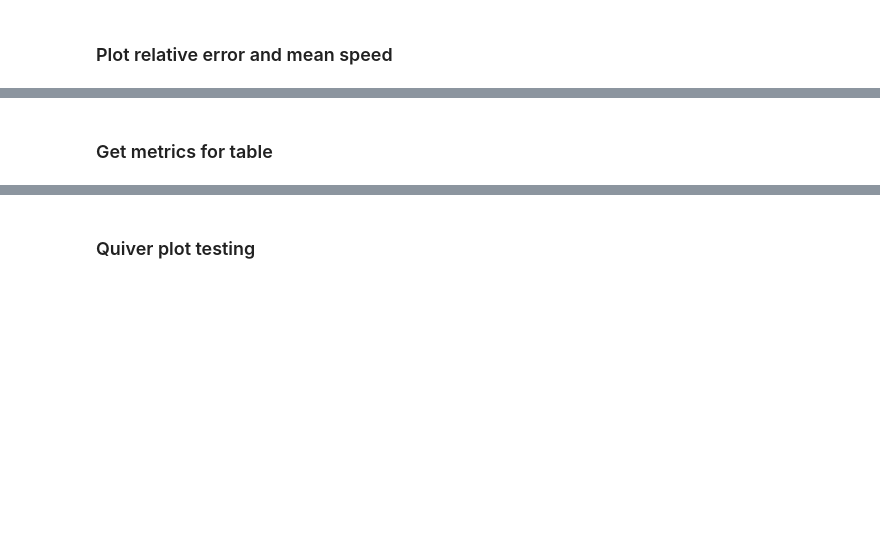
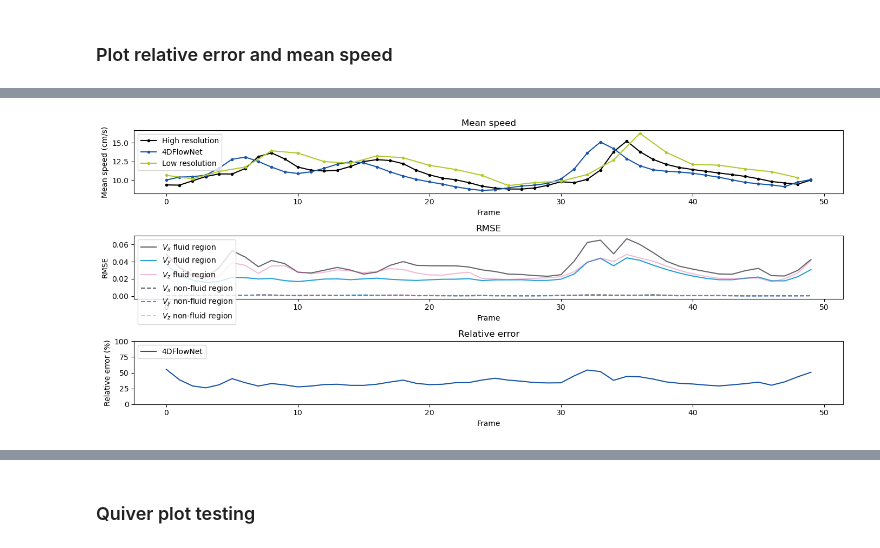
Before and after one commit to PiaaCaa/4DFlowNet, a Jupyter notebook: src/evaluate_plots.ipynb, the cells around one changed output, grey strips where cells are left out. Drawn from its saved outputs; the diff is of its cells as text; code cells hidden in the pictures; blank space fills up the shorter version.

```diff
--- a/src/evaluate_plots.ipynb
+++ b/src/evaluate_plots.ipynb
@@ -2012,5 +1610,5 @@ plt.title('RMSE')
 # %%
-plt.figure(figsize=(11, 8))
+plt.figure(figsize=(14, 6))
 
 reverse_mask = np.ones_like(gt['mask']) - gt['mask']
 
@@ -2020,8 +1618,9 @@ N_frames = gt['u'].shape[0]
 #plt.legend(lst_names)
 plt.title("Relative error")
 plt.plot(rel_error, label = '4DFlowNet', color = KTH_colors['blue100'])
-plt.plot(rel_error_lin_interpolation[:-1], label = 'linear interpolation',color = KTH_colors['green100'])
-plt.plot(rel_error_cubic_interpolation, label = 'cubic interpolation', color = 'forestgreen')
+if include_interpolationfiles:
+    plt.plot(rel_error_lin_interpolation[:-1], label = 'linear interpolation',color = KTH_colors['green100'])
+    plt.plot(rel_error_cubic_interpolation, label = 'cubic interpolation', color = 'forestgreen')
 # plt.plot(50*np.ones(len(rel_error)), 'k:')
 plt.xlabel("Frame")
 plt.ylabel("Relative error (%)")
@@ -2033,8 +1632,9 @@ plt.subplot(3, 1, 2)
 plt.plot(calculate_rmse(pred['u'], gt['u'], gt['mask']), label = r'$V_x$ fluid region', color = KTH_colors['grey100'])
 plt.plot(calculate_rmse(pred['v'], gt['v'], gt['mask']), label = r'$V_y$ fluid region', color = KTH_colors['lightblue100'])
 plt.plot(calculate_rmse(pred['w'], gt['w'], gt['mask']), label = r'$V_z$ fluid region', color = KTH_colors['pink40'])
-# plt.plot(calculate_rmse(pred['speed'], gt['speed'], gt['mask']), label = 'speed', color = KTH_colors['grey40'])
-# plt.plot(calculate_rmse(interpolate_linear['w'], gt['w'], gt['mask']), label = r'$V_z$ linear interpolation', color = KTH_colors['green100'])
+if include_interpolationfiles:
+    plt.plot(calculate_rmse(pred['speed'], gt['speed'], gt['mask']), label = 'speed', color = KTH_colors['grey40'])
+    plt.plot(calculate_rmse(interpolate_linear['w'], gt['w'], gt['mask']), label = r'$V_z$ linear interpolation', color = KTH_colors['green100'])
 plt.ylabel('RMSE')
 plt.xlabel('Frame')
 plt.title('RMSE ')
@@ -2055,32 +1655,32 @@ plt.legend(loc = 'upper left')
 
 
 
 plt.subplot(3, 1, 1)
 plt.plot(gt['mean_speed'], '.-',label ='High resolution', color = 'black')
 plt.plot(pred['mean_speed'],'.-', label= '4DFlowNet', color = KTH_colors['blue100'])
 plt.plot(range(0, N_frames, 2),  lr['mean_speed'],'.-',  label = 'Low resolution', color = KTH_colors['green100'])
 # plt.plot(interpolate_linear['mean_speed'][:-1],'--', label = 'linear interpolation', color = 'pink')
 # plt.plot(interpolate_cubic['mean_speed'][:-1] , label = 'cubic interpoaltion', color = 'forestgreen')
 plt.xlabel("Frame")
 plt.ylabel("Mean speed (cm/s)")
 plt.legend(loc = 'upper left')
 plt.title('Mean speed')
 plt.tight_layout()
 plt.savefig(f'{eval_dir}/{set_name}_RE_RMSE_MEAN_SPEED.svg',bbox_inches='tight')
 plt.show()
 #lst_hgt_paths, lst_hpred_paths,lst_names, save_as = 'Relative_error_comparison.png'
 
 
 # plt.plot(gt['mean_speed'], '.-',label ='Ground truth', color = 'black')
 # plt.plot(pred['mean_speed'],'x-',  label= '4DFlowNet', color = KTH_colors['blue100'])
 # plt.plot(range(0, N_frames, 2),  lr['mean_speed'],'.-',  label = 'LR', color = KTH_colors['green100'])
 # # plt.plot(interpolate_linear['mean_speed'][:-1],'--', label = 'linear interpolation', color = 'pink')
 # # plt.plot(interpolate_cubic['mean_speed'][:-1] , label = 'cubic interpoaltion', color = 'forestgreen')
 # plt.xlabel("Frame")
 # plt.ylabel("Mean speed (cm/s)")
 # plt.legend()
 # plt.tight_layout()
 # plt.savefig(f'{eval_dir}/MEAN_SPEED.svg',bbox_inches='tight')
 # plt.show()
+# %% [output]
+[figure, added]
-# %% [markdown]
-### Get metrics for table
```
Also changed, not shown: parts of 60 cells of this notebook, 1 other file.
